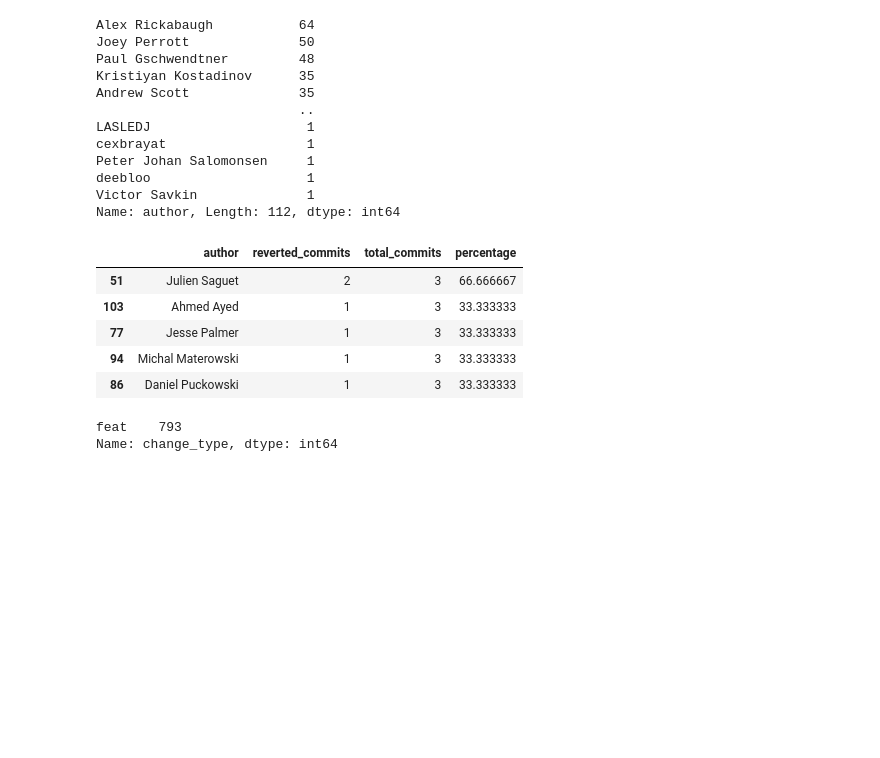
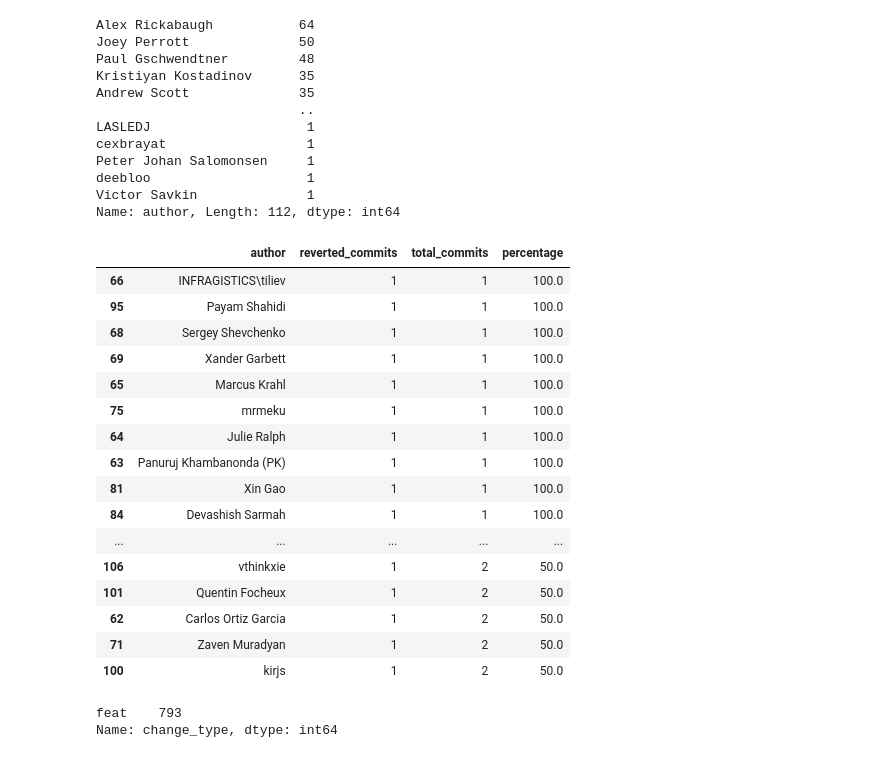
Before and after one commit to Smile1294/ProcessMining, a Jupyter notebook: users_actions.ipynb, the cells around one changed output. Drawn from its saved outputs; the diff is of its cells as text; code cells hidden in the pictures; blank space fills up the shorter version.

```diff
--- a/users_actions.ipynb
+++ b/users_actions.ipynb
@@ -86,33 +86,50 @@ Name: author, Length: 112, dtype: int64
 # %%
 #show percentage wise to each author how many of theirs commits were reverted
 authors = pre_rev_com['author'].value_counts()
 authors = authors.reset_index()
 authors.columns = ['author', 'reverted_commits']
 
 # Get total commits for each author and reset the index
 total_commits = processed_logs_df['author'].value_counts().reset_index()
 total_commits.columns = ['author', 'total_commits']
 
 # Merge the dataframes on the 'author' column
 authors = authors.merge(total_commits, on='author')
 
 # Calculate the percentage of reverted commits
 authors['percentage'] = (authors['reverted_commits'] / authors['total_commits']) * 100
 
-# order by percentage
+# order by total_commits
+authors = authors.sort_values(by='total_commits', ascending=False)
+
+# show only authors with more then 2 commits
+authors = authors[authors['total_commits'] <= 2 ]
+
+# how many authors with total comits 1 have percentage of 100%
+# authors[authors['percentage'] == 100]
+
+# order from highest percentage
 authors = authors.sort_values(by='percentage', ascending=False)
 
-# show only authors with more then 2 commits
-authors = authors[authors['total_commits'] == 3 ]
-
 authors.head(40)
 # %% [output]
 |  | author | reverted_commits | total_commits | percentage |
-| 51 | Julien Saguet | 2 | 3 | 66.666667 |
-| 103 | Ahmed Ayed | 1 | 3 | 33.333333 |
-| 77 | Jesse Palmer | 1 | 3 | 33.333333 |
-| 94 | Michal Materowski | 1 | 3 | 33.333333 |
-| 86 | Daniel Puckowski | 1 | 3 | 33.333333 |
+| 66 | INFRAGISTICS\tiliev | 1 | 1 | 100.0 |
+| 95 | Payam Shahidi | 1 | 1 | 100.0 |
+| 68 | Sergey Shevchenko | 1 | 1 | 100.0 |
+| 69 | Xander Garbett | 1 | 1 | 100.0 |
+| 65 | Marcus Krahl | 1 | 1 | 100.0 |
+| 75 | mrmeku | 1 | 1 | 100.0 |
+| 64 | Julie Ralph | 1 | 1 | 100.0 |
+| 63 | Panuruj Khambanonda (PK) | 1 | 1 | 100.0 |
+| 81 | Xin Gao | 1 | 1 | 100.0 |
+| 84 | Devashish Sarmah | 1 | 1 | 100.0 |
+| ... | ... | ... | ... | ... |
+| 106 | vthinkxie | 1 | 2 | 50.0 |
+| 101 | Quentin Focheux | 1 | 2 | 50.0 |
+| 62 | Carlos Ortiz Garcia | 1 | 2 | 50.0 |
+| 71 | Zaven Muradyan | 1 | 2 | 50.0 |
+| 100 | kirjs | 1 | 2 | 50.0 |
 # %%
 #what are change_types count before revert
 pre_rev_com['change_type'].value_counts()
```
Also changed, not shown: parts of 1 cell of this notebook, 1 other file.
